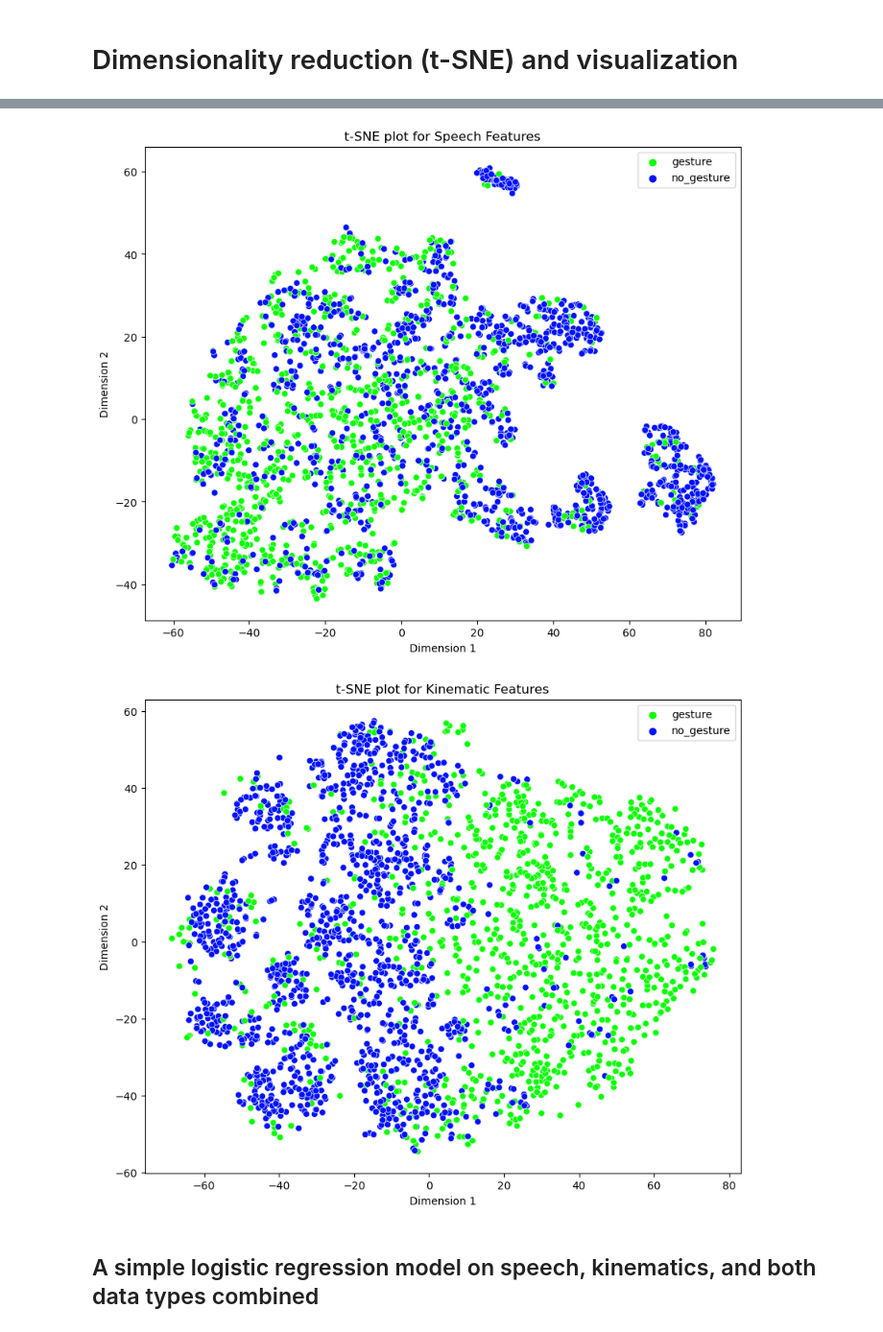
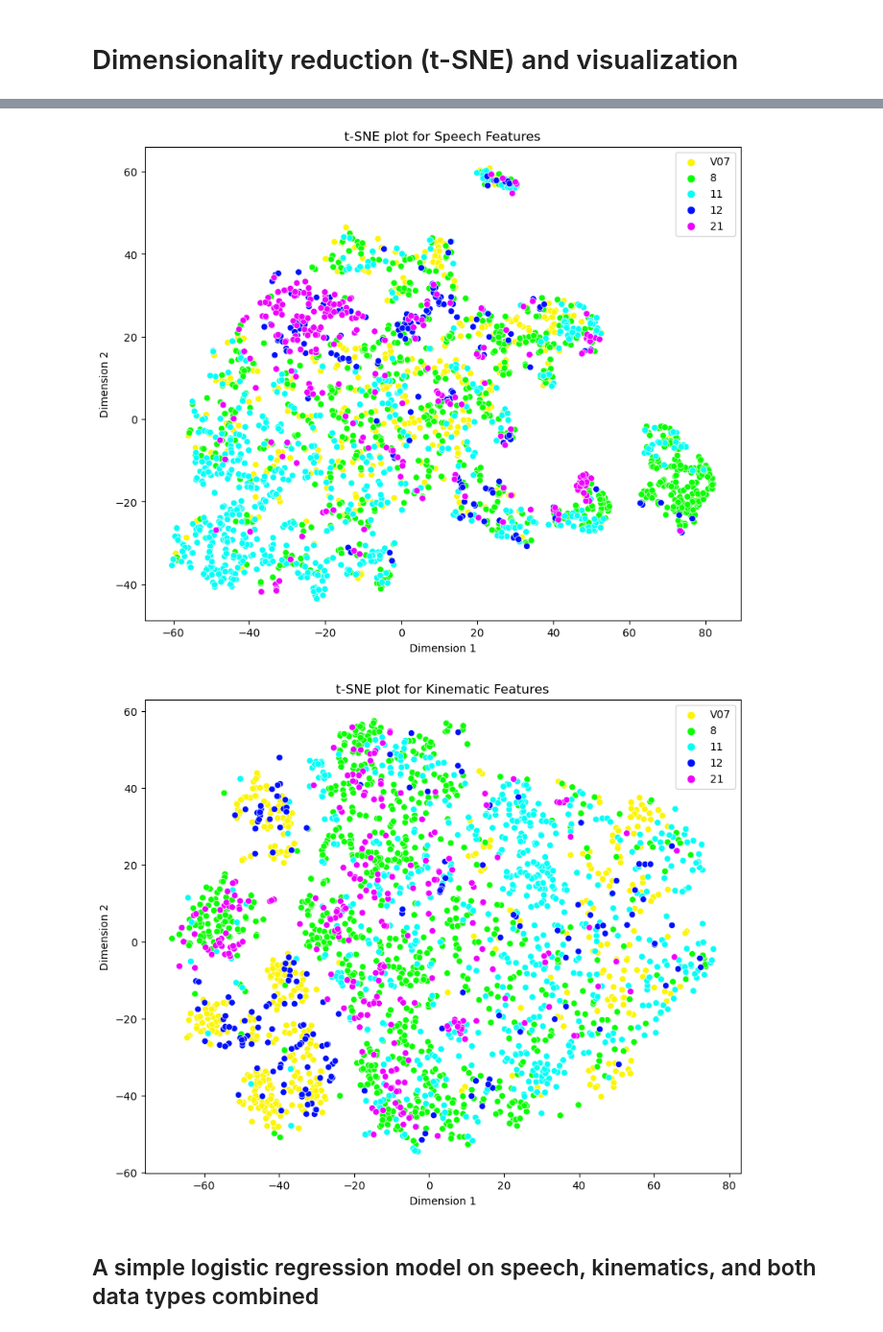
Before and after one commit to EsamGhaleb/MachineLearningBasics, a Jupyter notebook: MultimodalCoSpeechGestureDetection/ClassifySAGA.ipynb, the cells around one changed output, grey strips where cells are left out. Shown at 96% size. Cells and saved outputs as stored; diff of their text form; code cells hidden in the pictures.

```diff
--- a/MultimodalCoSpeechGestureDetection/ClassifySAGA.ipynb
+++ b/MultimodalCoSpeechGestureDetection/ClassifySAGA.ipynb
@@ -124,12 +193,15 @@ def plot_tsne(X, y, le, title):
     plt.show()
 
 # Full model
+le_speaker = LabelEncoder()
+y_speaker = df['ppn']
+y_speaker = le.fit_transform(y_speaker)
 model = LogisticRegression()
-plot_tsne(X, y, le, "Speech + Kinematic")
+plot_tsne(X, y_speaker, le, "Speech + Kinematic")
 
 # Speech model
-plot_tsne(speech_features, y, le, "Speech")
+plot_tsne(speech_features, y_speaker, le, "Speech")
 
 # Kinematic model
-plot_tsne(kinematic_features, y, le, "Kinematic")
+plot_tsne(kinematic_features, y_speaker, le, "Kinematic")
 # %% [output]
@@ -137,5 +209,5 @@ plot_tsne(kinematic_features, y, le, "Kinematic")
-[figure, old version]
+[figure, new version]
-[figure, old version]
+[figure, new version]
 # %% [markdown]
 ## A simple logistic regression model on speech, kinematics, and both data types combined
 # %%
```
Also changed, not shown: parts of 6 cells of this notebook, 3 other files.
